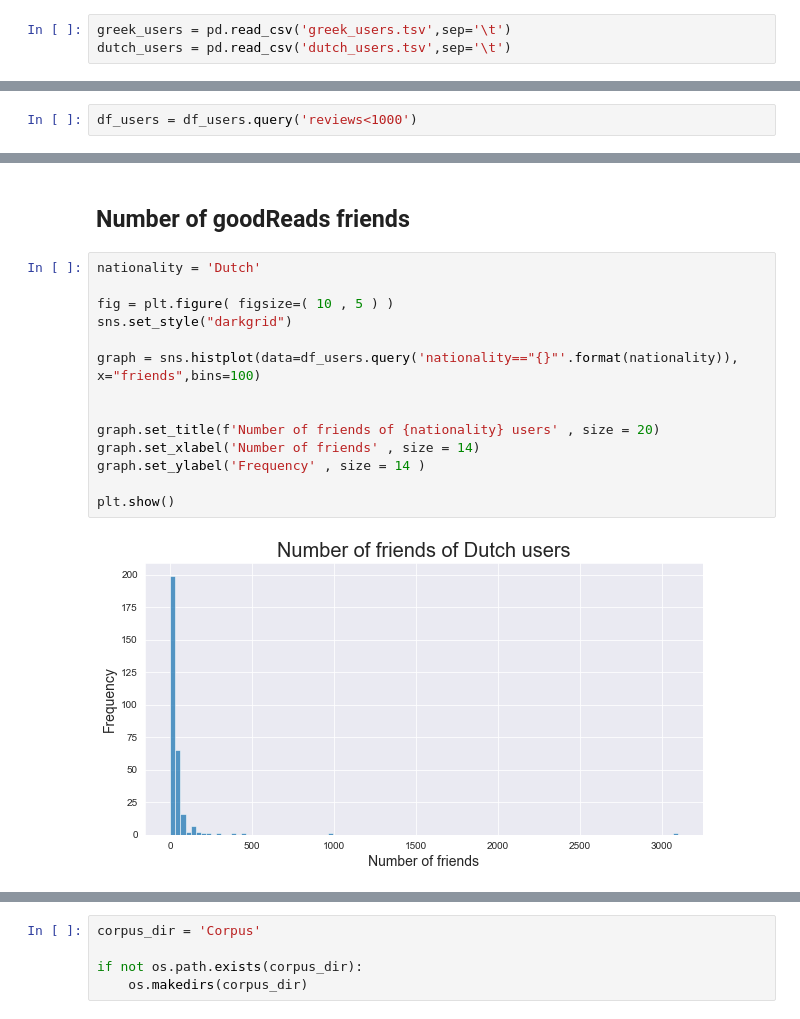
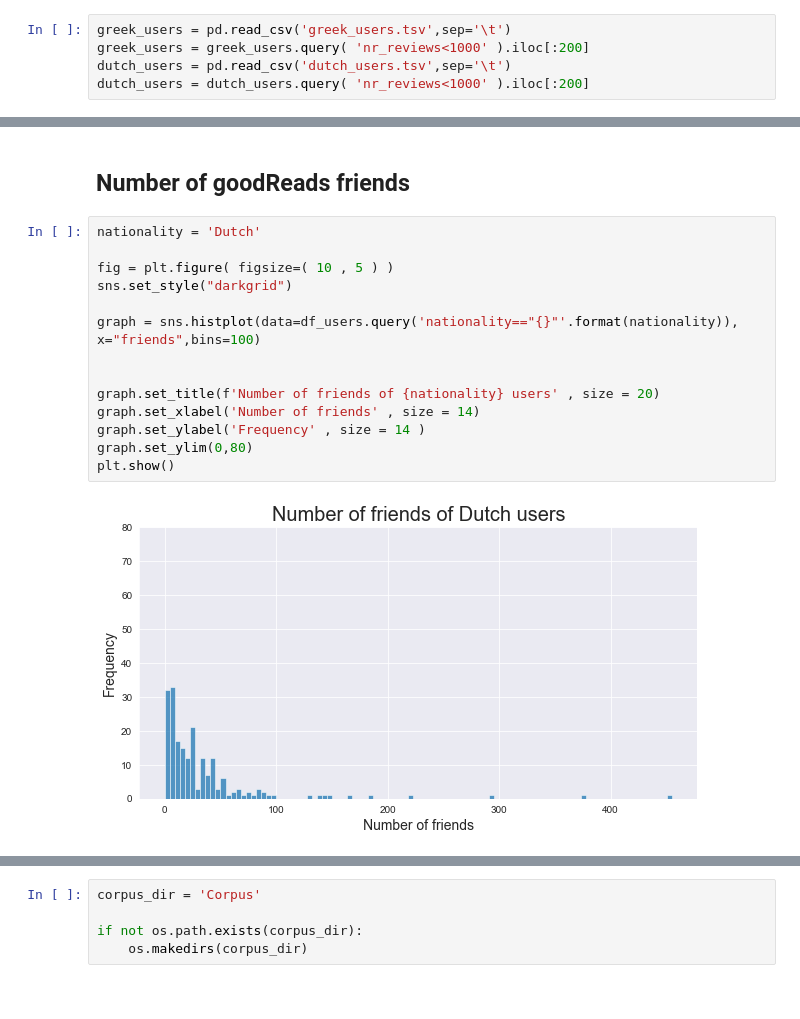
Before and after one commit to peterverhaar/goodreads_readingculture, a Jupyter notebook: Analysis of goodReads Users.ipynb, the cells around one changed output, grey strips where cells are left out. Saved outputs shown, nothing was run; the diff lists cells and outputs as text.

```diff
--- a/Analysis of goodReads Users.ipynb
+++ b/Analysis of goodReads Users.ipynb
@@ -30,3 +31,5 @@ for mark in string.punctuation:
 # %%
 greek_users = pd.read_csv('greek_users.tsv',sep='\t')
+greek_users = greek_users.query( 'nr_reviews<1000' ).iloc[:200]
 dutch_users = pd.read_csv('dutch_users.tsv',sep='\t')
+dutch_users = dutch_users.query( 'nr_reviews<1000' ).iloc[:200]
@@ -62,8 +61,6 @@ for i,row in pd.concat([dutch_users, greek_users]).iterrows():
     data.append(user)
 
 df_users = pd.DataFrame(data,columns=['id','nationality','reviews','friends'])
-# %%
-df_users = df_users.query('reviews<1000')
 # %% [markdown]
 ## Number of reviews
 # %%
@@ -111,19 +107,19 @@ graph = sns.boxplot(data=df_users , x='nationality', y = 'reviews' , palette = '
 # %%
 nationality = 'Dutch'
 
 fig = plt.figure( figsize=( 10 , 5 ) )
 sns.set_style("darkgrid")
 
 graph = sns.histplot(data=df_users.query('nationality=="{}"'.format(nationality)), x="friends",bins=100)
 
 
 graph.set_title(f'Number of friends of {nationality} users' , size = 20)
 graph.set_xlabel('Number of friends' , size = 14)
 graph.set_ylabel('Frequency' , size = 14 )
-
+graph.set_ylim(0,80)
 plt.show()
 # %% [output]
-[figure, old version]
+[figure, new version]
 # %%
 nationality = 'Greek'
 
```
Also changed, not shown: parts of 19 cells of this notebook, 3 other files.
